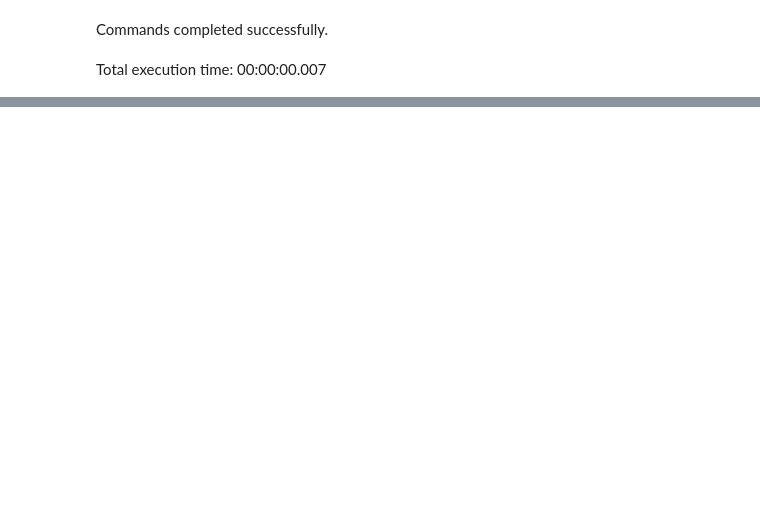
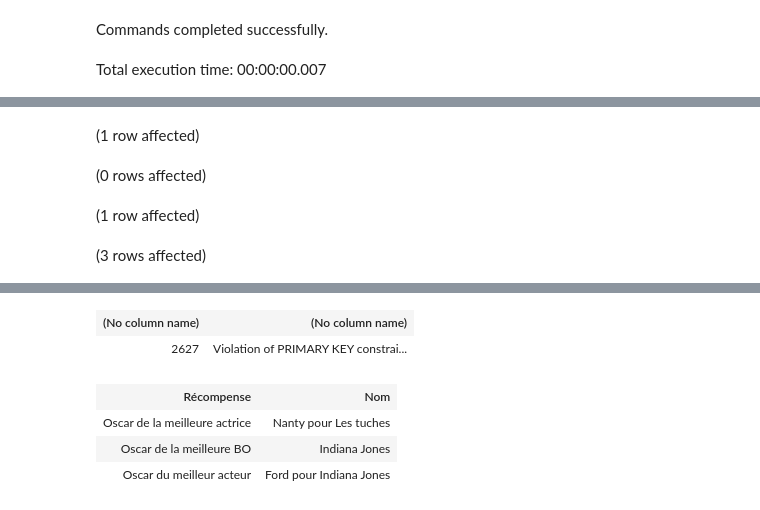
Before and after one commit to mbaumanndev/iut-2a-bdda, a Jupyter notebook: SQL.ipynb, the cells around one changed output, grey strips where cells are left out. Drawn from its saved outputs; the diff is of its cells as text; code cells hidden in the pictures; blank space fills up the shorter version.

```diff
--- a/SQL.ipynb
+++ b/SQL.ipynb
@@ -422,0 +582,31 @@ Total execution time: 00:00:00.015
+# %%
+BEGIN TRANSACTION MA_TRANSACTION
+BEGIN TRY
+    INSERT INTO [data].[ActeursRecompenses_ARC] ([ACT_Id], [FLM_Id], [RCP_Id])
+    SELECT TOP 1 [ACT].[Id], [FLM].[Id], 2
+    FROM [data].[ViewActeursFilms] AS [VUE]
+    INNER JOIN [data].[Acteur_ACT] AS [ACT] ON [ACT].[Nom] = [VUE].[Nom]
+    INNER JOIN [data].[Film_FLM] AS [FLM] ON [FLM].[Nom] = [VUE].[Film]
+    WHERE [ACT].[NOM] = 'Fois'
+
+    INSERT INTO [data].[ActeursRecompenses_ARC] ([ACT_Id], [FLM_Id], [RCP_Id])
+    SELECT TOP 1 [ACT].[Id], [FLM].[Id], 2
+    FROM [data].[ViewActeursFilms] AS [VUE]
+    INNER JOIN [data].[Acteur_ACT] AS [ACT] ON [ACT].[Nom] = [VUE].[Nom]
+    INNER JOIN [data].[Film_FLM] AS [FLM] ON [FLM].[Nom] = [VUE].[Film]
+    WHERE [ACT].[NOM] = 'Nanty'
+
+    COMMIT TRANSACTION MA_TRANSACTION
+END TRY
+BEGIN CATCH
+    ROLLBACK TRANSACTION MA_TRANSACTION
+
+    SELECT ERROR_NUMBER(), ERROR_MESSAGE()
+END CATCH
+
+SELECT * FROM [data].[VueRecompenses]
+# %% [output]
+(1 row affected)
+(0 rows affected)
+(1 row affected)
+(3 rows affected)
@@ -422,0 +614,6 @@ Total execution time: 00:00:00.015
+| (No column name) | (No column name) |
+| 2627 | Violation of PRIMARY KEY constrai... |
+| Récompense | Nom |
+| Oscar de la meilleure actrice | Nanty pour Les tuches |
+| Oscar de la meilleure BO | Indiana Jones |
+| Oscar du meilleur acteur | Ford pour Indiana Jones |
```
Also changed, not shown: parts of 39 cells of this notebook.
